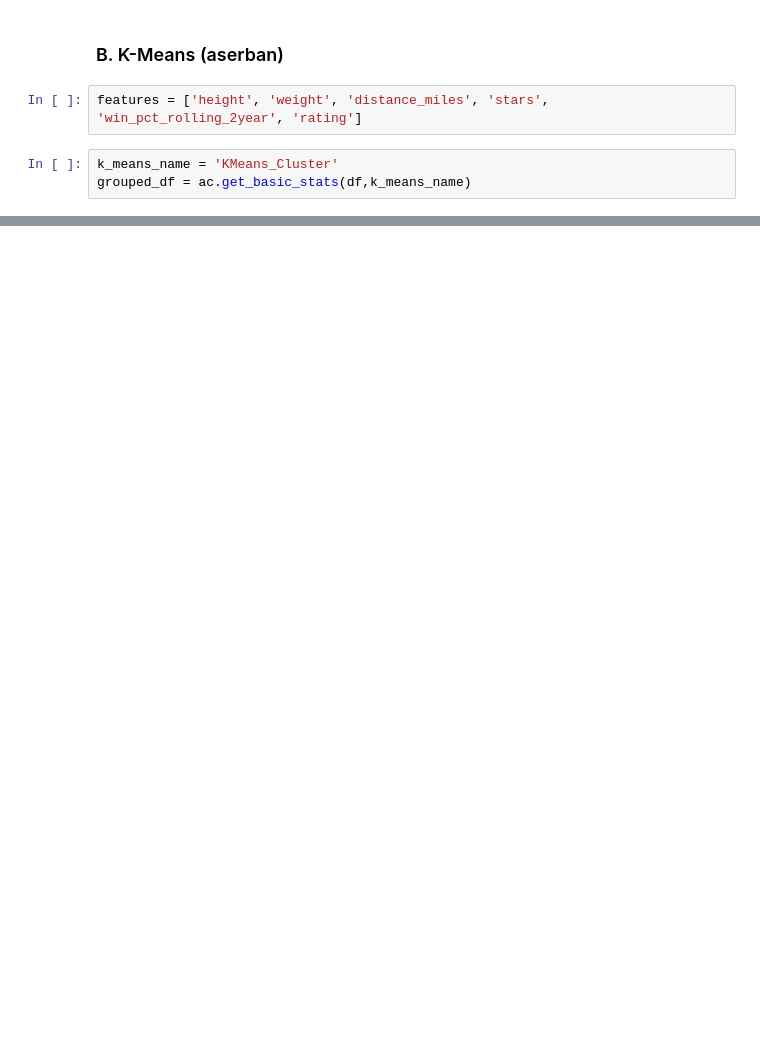
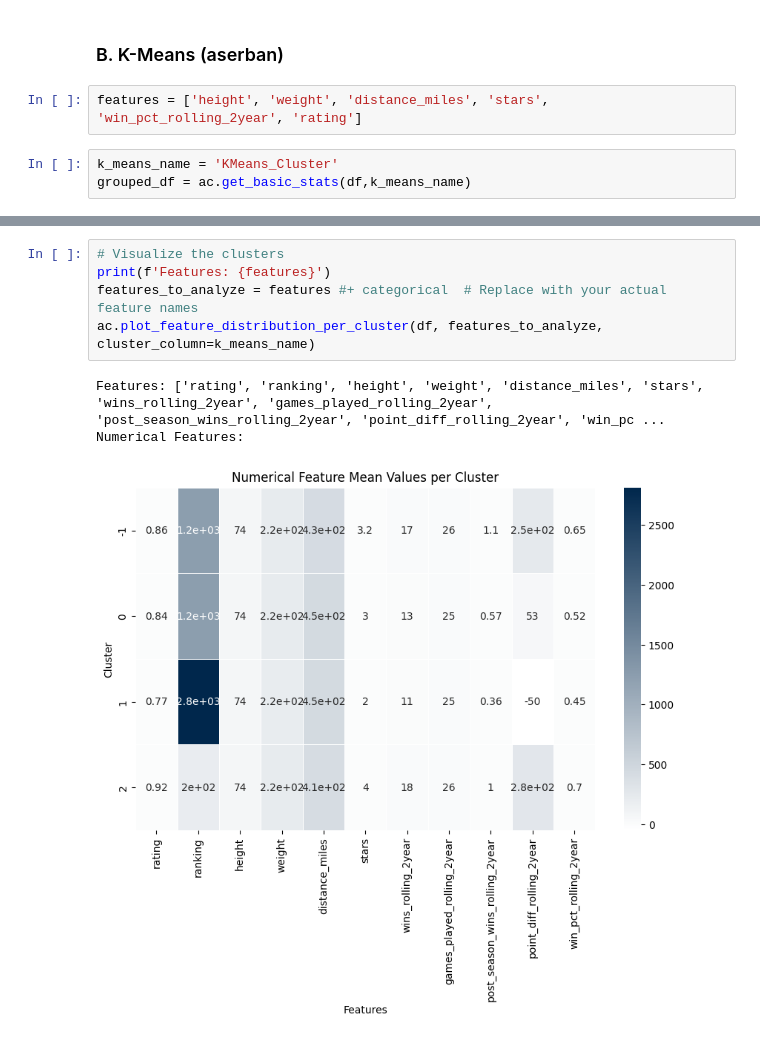
Before and after one commit to chrismca13/CFB_draft_propensity, a Jupyter notebook: notebooks/UnsupervisedLearning/analyze_all_clusters.ipynb, the cells around one changed output, grey strips where cells are left out. Drawn from its saved outputs; the diff is of its cells as text; blank space fills up the shorter version.

```diff
--- a/notebooks/UnsupervisedLearning/analyze_all_clusters.ipynb
+++ b/notebooks/UnsupervisedLearning/analyze_all_clusters.ipynb
@@ -95,0 +113,9 @@ Numerical Features:
+# %%
+# Visualize the clusters
+print(f'Features: {features}')
+features_to_analyze = features #+ categorical  # Replace with your actual feature names
+ac.plot_feature_distribution_per_cluster(df, features_to_analyze, cluster_column=k_means_name)
+# %% [output]
+Features: ['rating', 'ranking', 'height', 'weight', 'distance_miles', 'stars', 'wins_rolling_2year', 'games_played_rolling_2year', 'post_season_wins_rolling_2year', 'point_diff_rolling_2year', 'win_pc ...
+Numerical Features:
+[figure, added]
```
Also changed, not shown: parts of 10 cells of this notebook, 1 other file.
